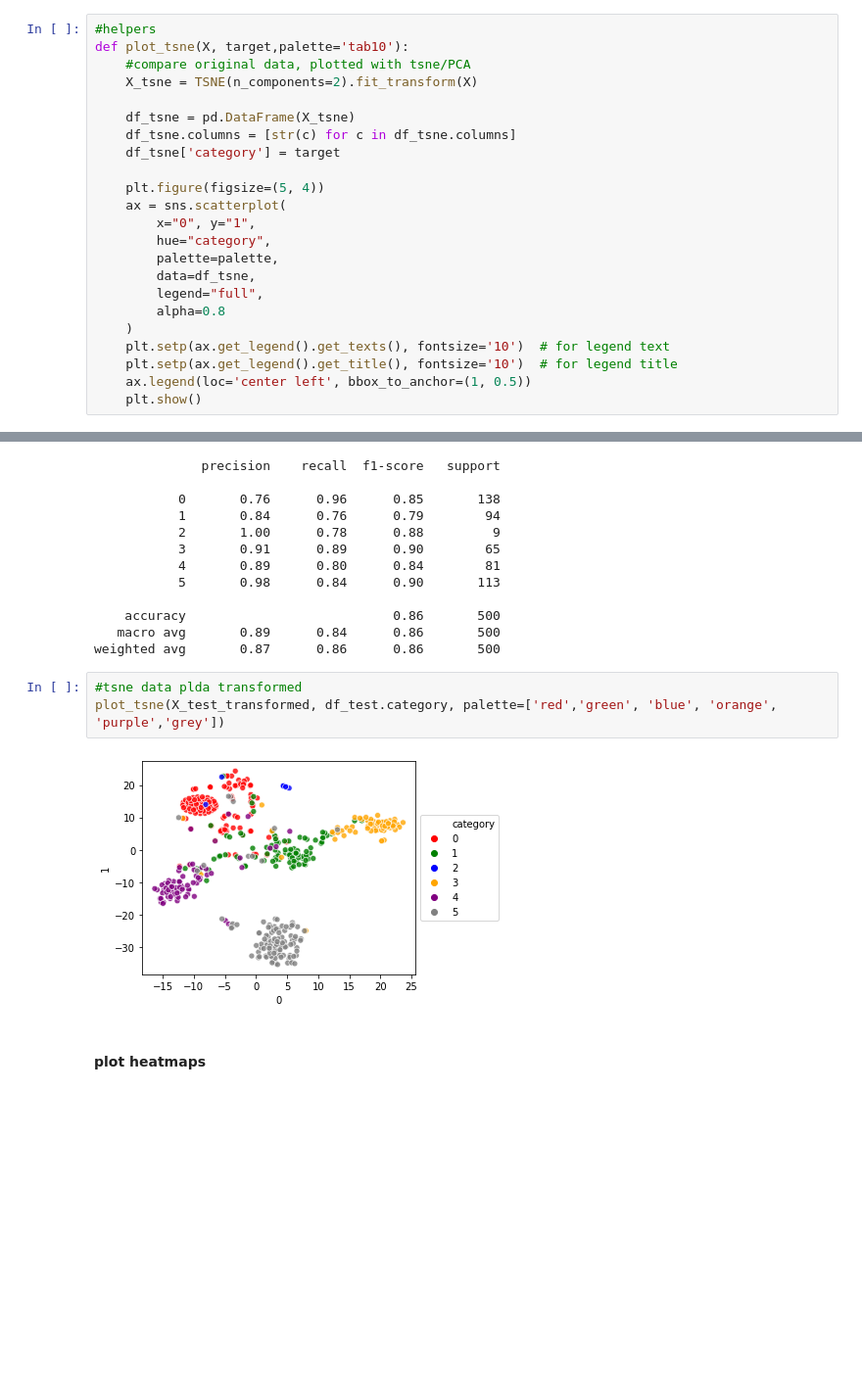
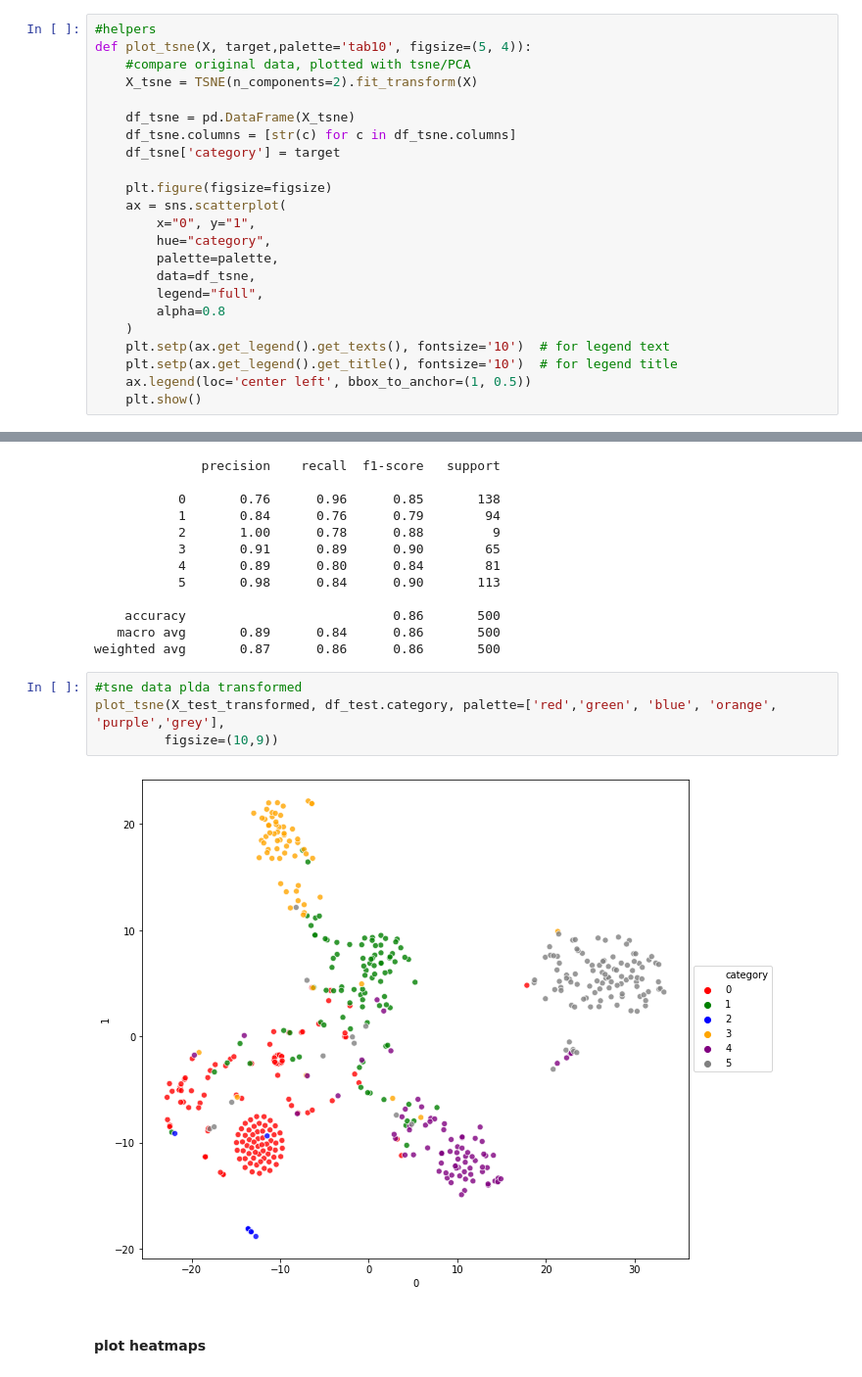
Before and after one commit to RRisto/learning, a Jupyter notebook: linear_algebra_learn/linear_discriminant_analysis/probabilistic_linear_discriminant_analysis.ipynb, the cells around one changed output, grey strips where cells are left out. Shown at 98% size. Cells and saved outputs as stored; diff of their text form; blank space fills up the shorter version.

```diff
--- a/linear_algebra_learn/linear_discriminant_analysis/probabilistic_linear_discriminant_analysis.ipynb
+++ b/linear_algebra_learn/linear_discriminant_analysis/probabilistic_linear_discriminant_analysis.ipynb
@@ -838,7 +838,7 @@ weighted avg       0.95      0.93      0.93        30
 ## Clustering
 # %%
 #helpers
-def plot_tsne(X, target,palette='tab10'):
+def plot_tsne(X, target,palette='tab10', figsize=(5, 4)):
     #compare original data, plotted with tsne/PCA
     X_tsne = TSNE(n_components=2).fit_transform(X)
 
@@ -846,7 +846,7 @@ def plot_tsne(X, target,palette='tab10'):
     df_tsne.columns = [str(c) for c in df_tsne.columns]
     df_tsne['category'] = target
 
-    plt.figure(figsize=(5, 4))
+    plt.figure(figsize=figsize)
     ax = sns.scatterplot(
         x="0", y="1",
         hue="category",
@@ -1001,9 +1002,10 @@ print(classification_report(df_test.category.tolist(), plda_pred))
 weighted avg       0.87      0.86      0.86       500
 # %%
 #tsne data plda transformed
-plot_tsne(X_test_transformed, df_test.category, palette=['red','green', 'blue', 'orange', 'purple','grey'])
+plot_tsne(X_test_transformed, df_test.category, palette=['red','green', 'blue', 'orange', 'purple','grey'],
+         figsize=(10,9))
 # %% [output]
-[figure, old version]
+[figure, new version]
 # %% [markdown]
 #### plot heatmaps
 # %%
```
Also changed, not shown: parts of 5 cells of this notebook.
